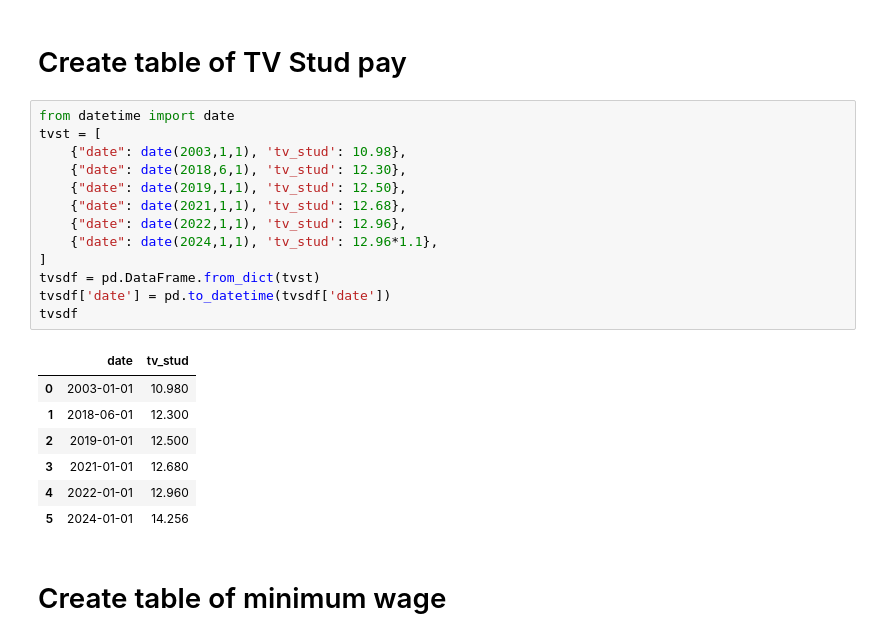
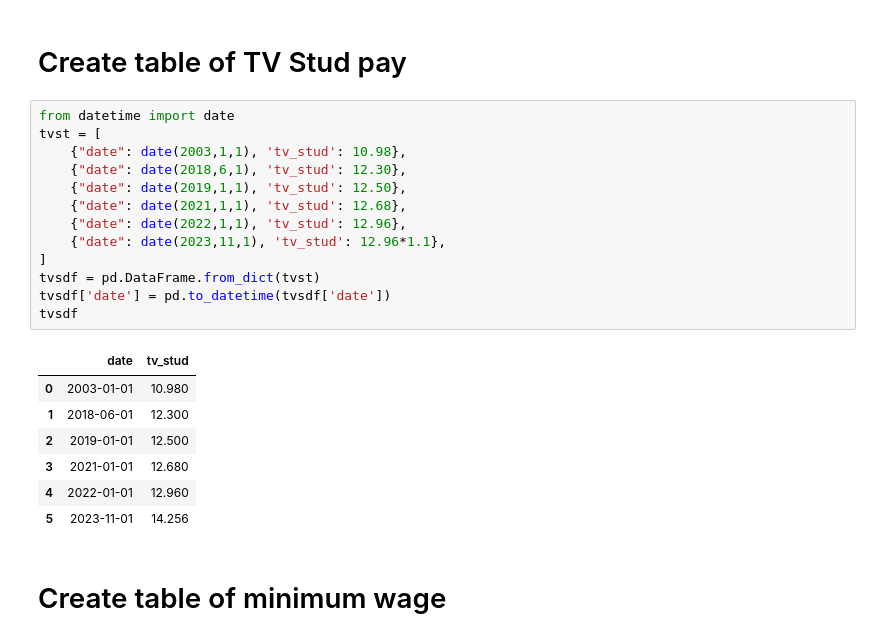
Before and after one commit to mcallaghan/real-wages, a Jupyter notebook: TVSTUD.ipynb, the cells around one changed output. Saved outputs shown, nothing was run; the diff lists cells and outputs as text.

```diff
--- a/TVSTUD.ipynb
+++ b/TVSTUD.ipynb
@@ -54,24 +54,24 @@ m_inf
 # %%
 from datetime import date
 tvst = [
     {"date": date(2003,1,1), 'tv_stud': 10.98},
     {"date": date(2018,6,1), 'tv_stud': 12.30},
     {"date": date(2019,1,1), 'tv_stud': 12.50},
     {"date": date(2021,1,1), 'tv_stud': 12.68},
     {"date": date(2022,1,1), 'tv_stud': 12.96},
-    {"date": date(2024,1,1), 'tv_stud': 12.96*1.1},
+    {"date": date(2023,11,1), 'tv_stud': 12.96*1.1},
 ]
 tvsdf = pd.DataFrame.from_dict(tvst)
 tvsdf['date'] = pd.to_datetime(tvsdf['date'])
 tvsdf
 # %% [output]
 |  | date | tv_stud |
 | 0 | 2003-01-01 | 10.980 |
 | 1 | 2018-06-01 | 12.300 |
 | 2 | 2019-01-01 | 12.500 |
 | 3 | 2021-01-01 | 12.680 |
 | 4 | 2022-01-01 | 12.960 |
-| 5 | 2024-01-01 | 14.256 |
+| 5 | 2023-11-01 | 14.256 |
 # %% [markdown]
 # Create table of minimum wage
 # %%
```
Also changed, not shown: parts of 10 cells of this notebook.
